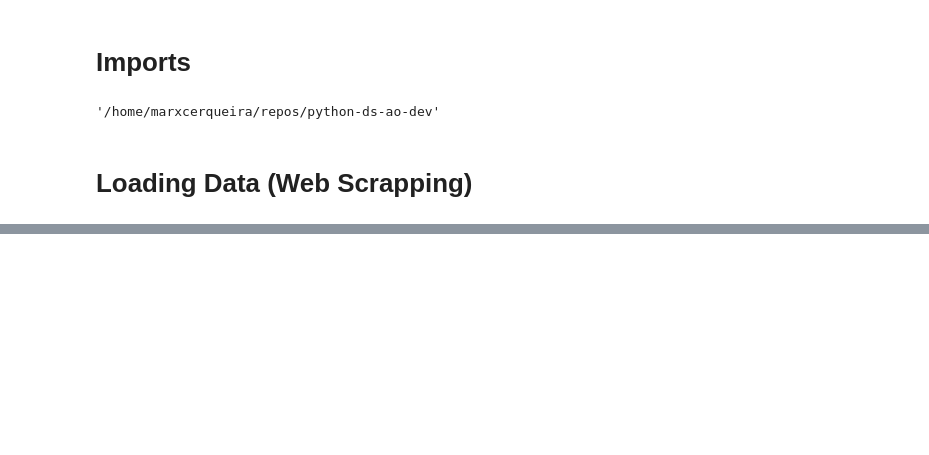
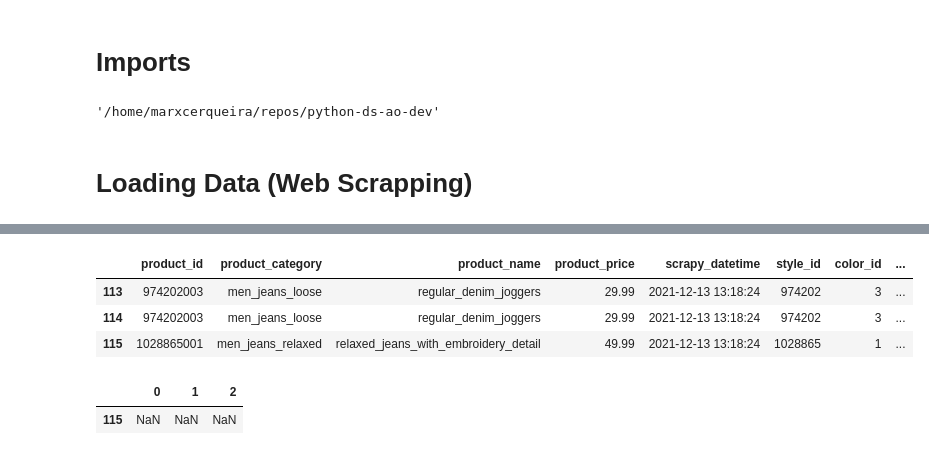
Before and after one commit to marxcerqueira/python-ds-ao-dev, a Jupyter notebook: ds-ao-dev-regex.ipynb, the cells around one changed output, grey strips where cells are left out. Saved outputs shown, nothing was run; the diff lists cells and outputs as text; code cells hidden in the pictures; blank space fills up the shorter version.

Commit message:
cleaned data

```diff
--- a/ds-ao-dev-regex.ipynb
+++ b/ds-ao-dev-regex.ipynb
@@ -263,0 +270,12 @@ df = data.copy()
+# %%
+data.loc[113:115, :]
+# %% [output]
+|  | product_id | product_category | product_name | product_price | scrapy_datetime | style_id | color_id | ... |
+| 113 | 974202003 | men_jeans_loose | regular_denim_joggers | 29.99 | 2021-12-13 13:18:24 | 974202 | 3 | ... |
+| 114 | 974202003 | men_jeans_loose | regular_denim_joggers | 29.99 | 2021-12-13 13:18:24 | 974202 | 3 | ... |
+| 115 | 1028865001 | men_jeans_relaxed | relaxed_jeans_with_embroidery_detail | 49.99 | 2021-12-13 13:18:24 | 1028865 | 1 | ... |
+# %%
+df1[df1[0].isna()]
+# %% [output]
+|  | 0 | 1 | 2 |
+| 115 | NaN | NaN | NaN |
```
Also changed, not shown: parts of 14 cells of this notebook, 1 other file.
